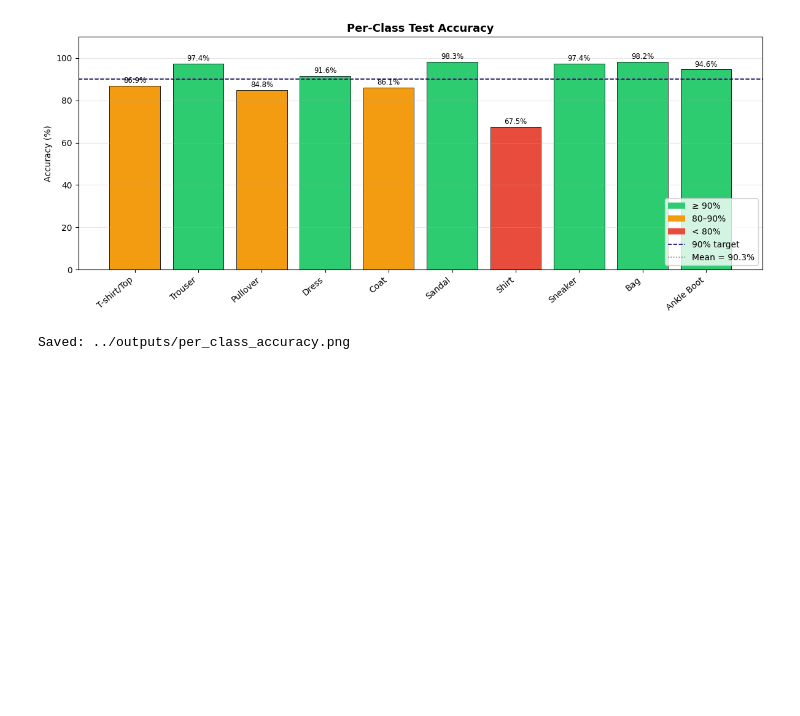
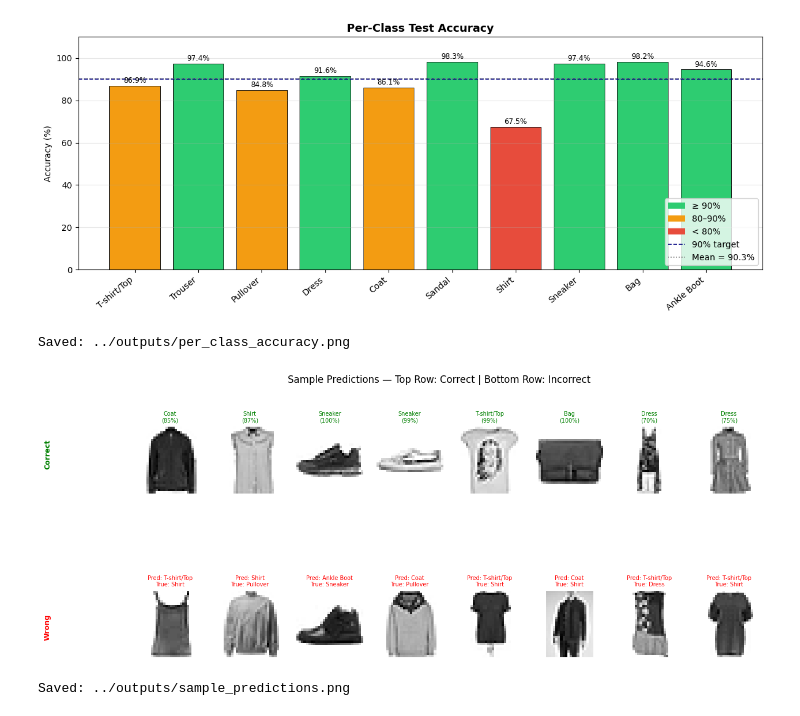
Before and after one commit to SarasiPerera/Clothing-Item-Classifier-DL-Group-Project, a Jupyter notebook: notebook/fashion_mnist_lenet5.ipynb, the cells around one changed output. Cells and saved outputs as stored; diff of their text form; code cells hidden in the pictures; blank space fills up the shorter version.

Commit message:
sample predictions and summary

```diff
--- a/notebook/fashion_mnist_lenet5.ipynb
+++ b/notebook/fashion_mnist_lenet5.ipynb
@@ -817,3 +817,46 @@ print('Saved: ../outputs/per_class_accuracy.png')
 # %% [output]
 [figure]
 Saved: ../outputs/per_class_accuracy.png
+# %%
+# ── Sample predictions — correct vs incorrect ──────────────────────────────────
+np.random.seed(SEED)
+correct_idx   = np.where(y_pred == y_true)[0]
+incorrect_idx = np.where(y_pred != y_true)[0]
+
+fig = plt.figure(figsize=(14, 6))
+gs  = gridspec.GridSpec(2, 8, figure=fig, hspace=0.6)
+
+# Correct predictions (green)
+for col, idx in enumerate(np.random.choice(correct_idx, 8, replace=False)):
+    ax = fig.add_subplot(gs[0, col])
+    ax.imshow(X_test[idx].squeeze(), cmap='gray_r')
+    conf = y_pred_probs[idx, y_pred[idx]]
+    ax.set_title(
+        f'{CLASS_NAMES[y_pred[idx]]}\n({conf:.0%})',
+        fontsize=7, color='green'
+    )
+    ax.axis('off')
+
+# Incorrect predictions (red)
+for col, idx in enumerate(np.random.choice(incorrect_idx, 8, replace=False)):
+    ax = fig.add_subplot(gs[1, col])
+    ax.imshow(X_test[idx].squeeze(), cmap='gray_r')
+    ax.set_title(
+        f'Pred: {CLASS_NAMES[y_pred[idx]]}\nTrue: {CLASS_NAMES[y_true[idx]]}',
+        fontsize=7, color='red'
+    )
+    ax.axis('off')
+
+fig.text(0.01, 0.75, 'Correct', fontsize=9, color='green',
+         fontweight='bold', va='center', rotation=90)
+fig.text(0.01, 0.25, 'Wrong',   fontsize=9, color='red',
+         fontweight='bold', va='center', rotation=90)
+
+plt.suptitle('Sample Predictions — Top Row: Correct | Bottom Row: Incorrect',
+             fontsize=12)
+plt.savefig('../outputs/sample_predictions.png', dpi=150, bbox_inches='tight')
+plt.show()
+print('Saved: ../outputs/sample_predictions.png')
+# %% [output]
+[figure, added]
+Saved: ../outputs/sample_predictions.png
```
Also changed, not shown: parts of 1 cell of this notebook.
